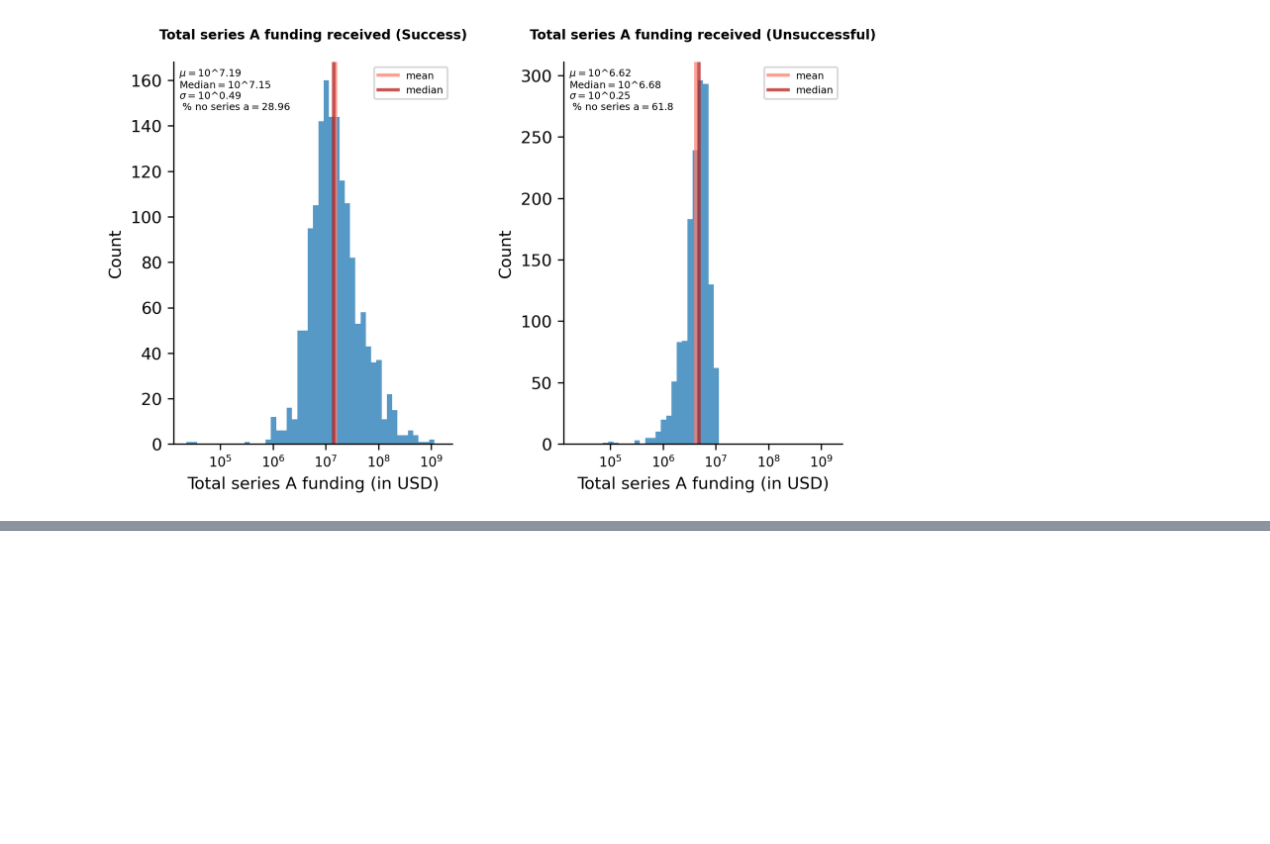
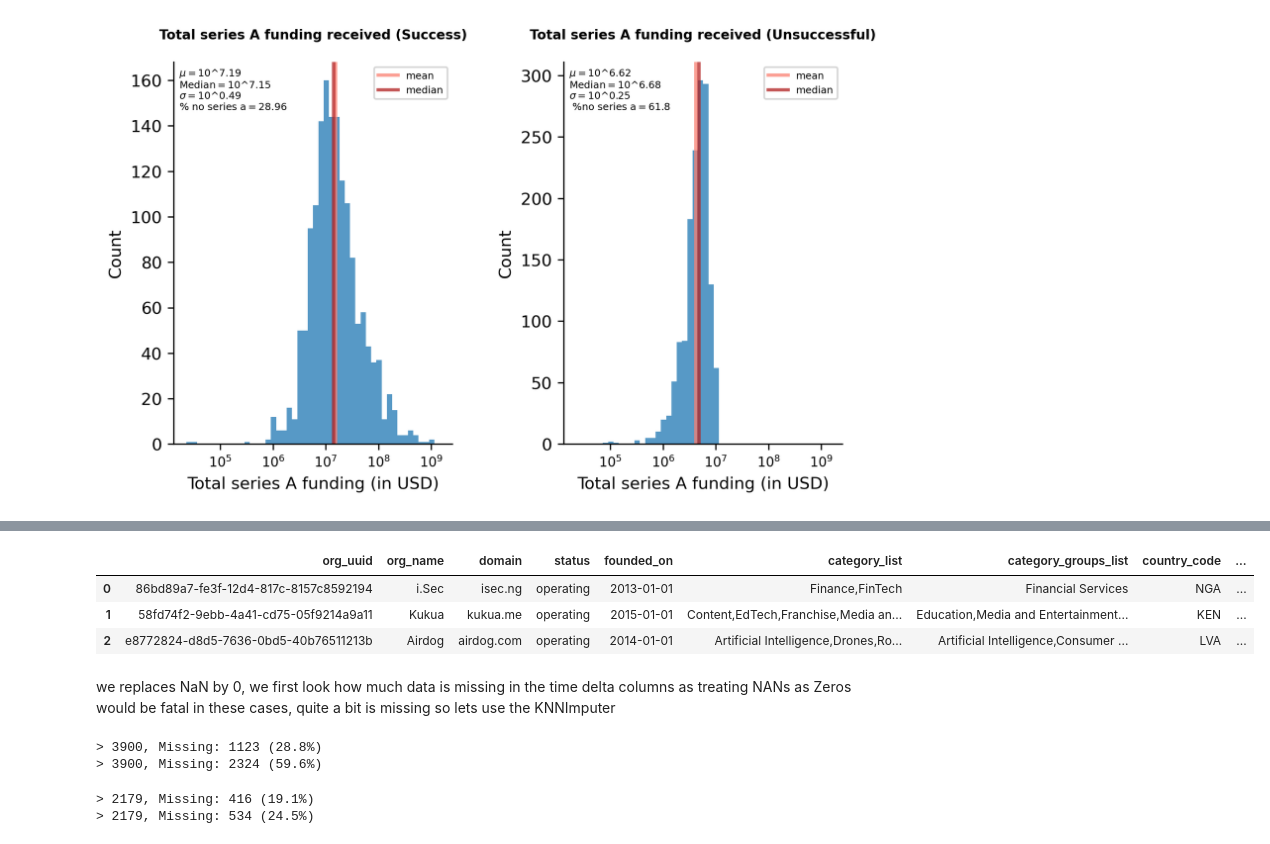
Before and after one commit to velapartners/moneyball-temporal-v1, a Jupyter notebook: feature_exploration.ipynb, the cells around one changed output, grey strips where cells are left out. Cells and saved outputs as stored; diff of their text form; code cells hidden in the pictures; blank space fills up the shorter version.

Commit message:
added data imputation for temporal features and saved data in frame for training

```diff
--- a/feature_exploration.ipynb
+++ b/feature_exploration.ipynb
@@ -723,3 +719,7 @@ for i, row in df_company_fail.iterrows():
 # also here we will put the values on a log scale
 df_company_success['series_a_funding_log'] = np.log10(df_company_success['series_a_funding'].clip(lower=1))
 df_company_fail['series_a_funding_log'] = np.log10(df_company_fail['series_a_funding'].clip(lower=1))
+
+# finally we also make a min-max normalised version of the data
+df_company_success['series_a_funding_normalised'] = min_max_scaler.fit_transform(df_company_success['series_a_funding'].to_numpy().reshape(-1, 1))
+df_company_fail['series_a_funding_normalised'] = min_max_scaler.fit_transform(df_company_fail['series_a_funding'].to_numpy().reshape(-1, 1))
@@ -828,0 +831,3 @@ WOW!!! The log scale obscures it but companies with success get on average 3 tim
+# %%
+pd.set_option('display.max_columns', None)
+df_company_success.head(1)
@@ -828,0 +837,56 @@ WOW!!! The log scale obscures it but companies with success get on average 3 tim
+# %%
+investment_type_list = count_df_success.investment_type.unique().tolist()
+
+# add the n rounds for successful companies
+for j, itype in enumerate(investment_type_list):
+    for i, row in df_company_success.iterrows():
+
+        n_rounds = count_df_success.loc[(count_df_success['org_uuid'] == row['org_uuid']) &
+                                        (count_df_success['investment_type'] == itype)
+                                        ]['size']
+        if n_rounds.to_numpy().shape[0] == 0:
+            df_company_success.loc[df_company_success['org_uuid'] == row['org_uuid'], itype + '_n_rounds'] = 0
+        else:
+            df_company_success.loc[df_company_success['org_uuid'] == row['org_uuid'], itype + '_n_rounds'] = n_rounds.to_numpy()[0]
+
+for j, itype in enumerate(investment_type_list):
+    for i, row in df_company_fail.iterrows():
+
+        n_rounds = count_df_fail.loc[(count_df_fail['org_uuid'] == row['org_uuid']) &
+                                        (count_df_fail['investment_type'] == itype)
+                                        ]['size']
+        if n_rounds.to_numpy().shape[0] == 0:
+            df_company_fail.loc[df_company_fail['org_uuid'] == row['org_uuid'], itype + '_n_rounds'] = 0
+        else:
+            df_company_fail.loc[df_company_fail['org_uuid'] == row['org_uuid'], itype + '_n_rounds'] = n_rounds.to_numpy()[0]
+
+df_company_fail.head(3)
+# %% [output]
+|  | org_uuid | org_name | domain | status | founded_on | category_list | category_groups_list | country_code | ... |
+| 0 | 86bd89a7-fe3f-12d4-817c-8157c8592194 | i.Sec | isec.ng | operating | 2013-01-01 | Finance,FinTech | Financial Services | NGA | ... |
+| 1 | 58fd74f2-9ebb-4a41-cd75-05f9214a9a11 | Kukua | kukua.me | operating | 2015-01-01 | Content,EdTech,Franchise,Media an... | Education,Media and Entertainment... | KEN | ... |
+| 2 | e8772824-d8d5-7636-0bd5-40b76511213b | Airdog | airdog.com | operating | 2014-01-01 | Artificial Intelligence,Drones,Ro... | Artificial Intelligence,Consumer ... | LVA | ... |
+# %% [markdown]
+we replaces NaN by 0, we first look how much data is missing in the time delta columns as treating NANs as Zeros would be fatal in these cases, quite a bit is missing so lets use the KNNImputer
+# %%
+# summarize the number of rows with missing values for each column
+col_date_list = ['time_first_funding_normalised', 'time_till_series_a_normalised']
+for col in col_date_list:
+ # count number of rows with missing values
+ n_miss = df_company_fail[col].isnull().sum()
+ perc = n_miss / df_company_fail.shape[0] * 100
+ print('> %d, Missing: %d (%.1f%%)' % (df_company_fail.shape[0] ,n_miss, perc))
+# %% [output]
+> 3900, Missing: 1123 (28.8%)
+> 3900, Missing: 2324 (59.6%)
+# %%
+# summarize the number of rows with missing values for each column
+
+for col in col_date_list:
+ # count number of rows with missing values
+ n_miss = df_company_success[col].isnull().sum()
+ perc = n_miss / df_company_success.shape[0] * 100
+ print('> %d, Missing: %d (%.1f%%)' % (df_company_success.shape[0], n_miss, perc))
+# %% [output]
+> 2179, Missing: 416 (19.1%)
+> 2179, Missing: 534 (24.5%)
```
Also changed, not shown: parts of 12 cells of this notebook.
